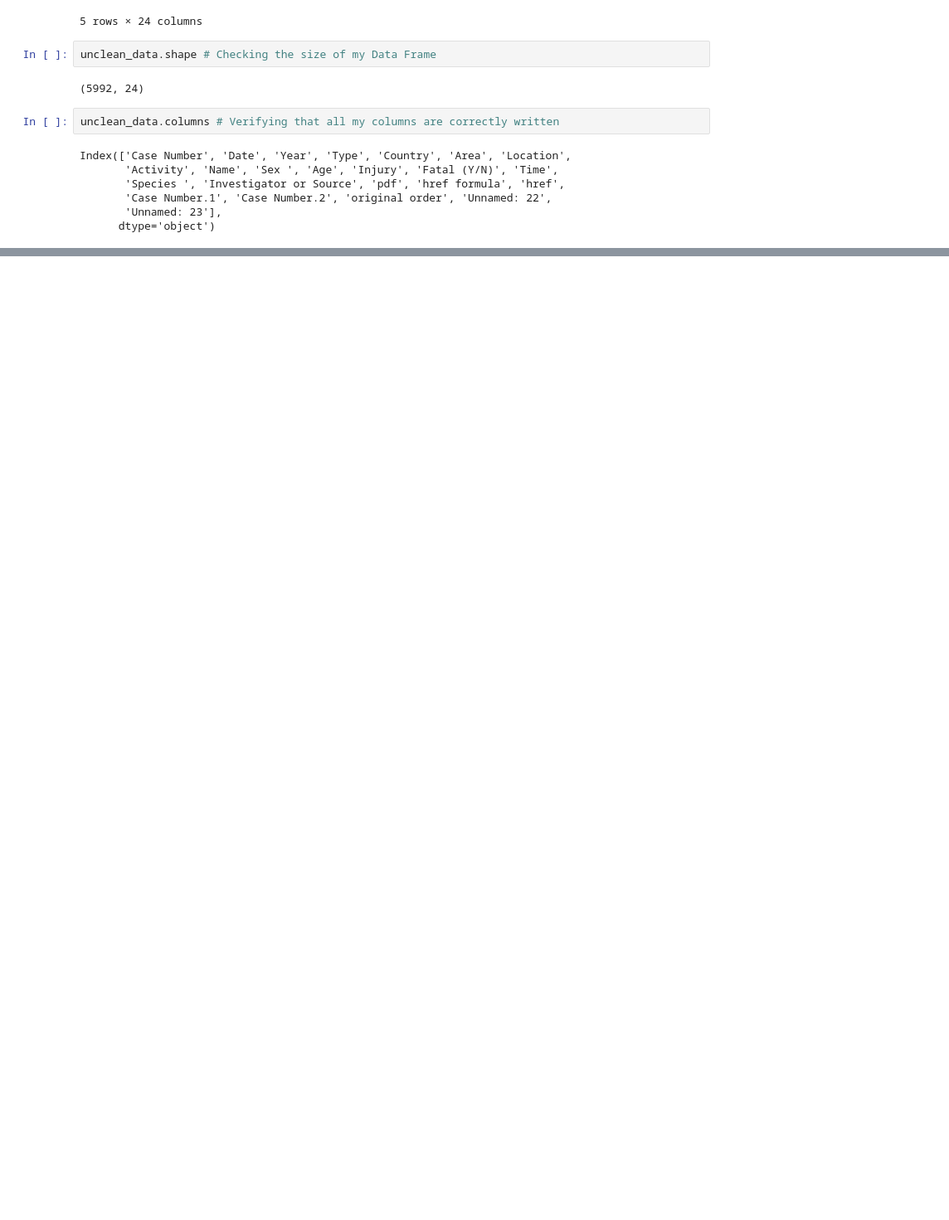
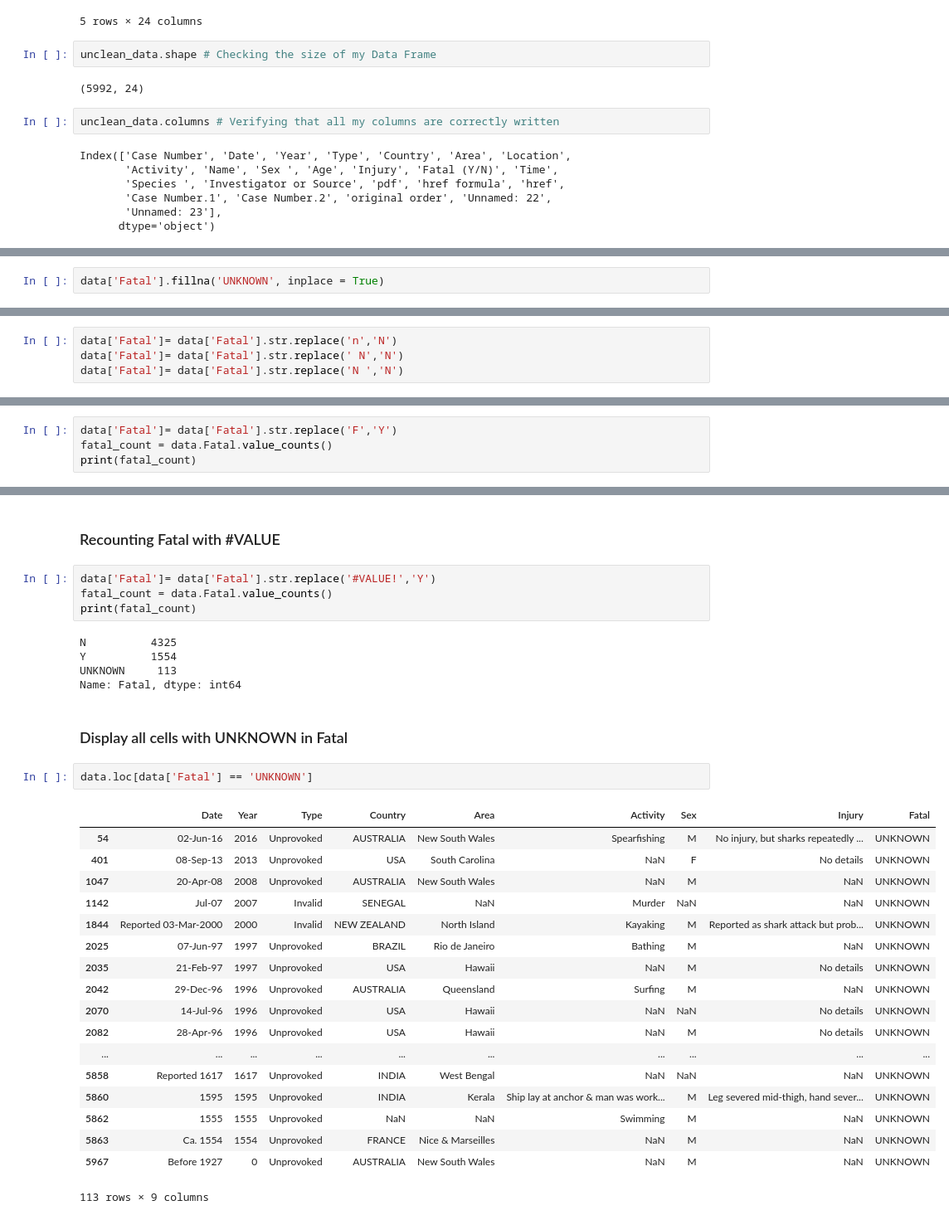
Before and after one commit to ironhack-datalabs/datamad0419, a Jupyter notebook: module-1/pandas-project/your-code/data-wrangling.ipynb, the cells around one changed output, grey strips where cells are left out. Shown at 83% size. Cells and saved outputs as stored; diff of their text form; blank space fills up the shorter version.

```diff
--- a/module-1/pandas-project/your-code/data-wrangling.ipynb
+++ b/module-1/pandas-project/your-code/data-wrangling.ipynb
@@ -32,0 +110,2 @@ Index(['Case Number', 'Date', 'Year', 'Type', 'Country', 'Area', 'Location',
+# %%
+data['Fatal'].fillna('UNKNOWN', inplace = True)
@@ -32,0 +114,4 @@ Index(['Case Number', 'Date', 'Year', 'Type', 'Country', 'Area', 'Location',
+# %%
+data['Fatal']= data['Fatal'].str.replace('n','N')
+data['Fatal']= data['Fatal'].str.replace(' N','N')
+data['Fatal']= data['Fatal'].str.replace('N ','N')
@@ -32,0 +139,4 @@ Index(['Case Number', 'Date', 'Year', 'Type', 'Country', 'Area', 'Location',
+# %%
+data['Fatal']= data['Fatal'].str.replace('F','Y')
+fatal_count = data.Fatal.value_counts()
+print(fatal_count)
@@ -32,0 +156,34 @@ Index(['Case Number', 'Date', 'Year', 'Type', 'Country', 'Area', 'Location',
+# %% [markdown]
+### Recounting Fatal with #VALUE
+# %%
+data['Fatal']= data['Fatal'].str.replace('#VALUE!','Y')
+fatal_count = data.Fatal.value_counts()
+print(fatal_count)
+# %% [output]
+N          4325
+Y          1554
+UNKNOWN     113
+Name: Fatal, dtype: int64
+# %% [markdown]
+### Display all cells with UNKNOWN in Fatal
+# %%
+data.loc[data['Fatal'] == 'UNKNOWN']
+# %% [output]
+|  | Date | Year | Type | Country | Area | Activity | Sex | Injury | Fatal |
+| 54 | 02-Jun-16 | 2016 | Unprovoked | AUSTRALIA | New South Wales | Spearfishing | M | No injury, but sharks repeatedly ... | UNKNOWN |
+| 401 | 08-Sep-13 | 2013 | Unprovoked | USA | South Carolina | NaN | F | No details | UNKNOWN |
+| 1047 | 20-Apr-08 | 2008 | Unprovoked | AUSTRALIA | New South Wales | NaN | M | NaN | UNKNOWN |
+| 1142 | Jul-07 | 2007 | Invalid | SENEGAL | NaN | Murder | NaN | NaN | UNKNOWN |
+| 1844 | Reported 03-Mar-2000 | 2000 | Invalid | NEW ZEALAND | North Island | Kayaking | M | Reported as shark attack but prob... | UNKNOWN |
+| 2025 | 07-Jun-97 | 1997 | Unprovoked | BRAZIL | Rio de Janeiro | Bathing | M | NaN | UNKNOWN |
+| 2035 | 21-Feb-97 | 1997 | Unprovoked | USA | Hawaii | NaN | M | No details | UNKNOWN |
+| 2042 | 29-Dec-96 | 1996 | Unprovoked | AUSTRALIA | Queensland | Surfing | M | NaN | UNKNOWN |
+| 2070 | 14-Jul-96 | 1996 | Unprovoked | USA | Hawaii | NaN | NaN | No details | UNKNOWN |
+| 2082 | 28-Apr-96 | 1996 | Unprovoked | USA | Hawaii | NaN | M | No details | UNKNOWN |
+| ... | ... | ... | ... | ... | ... | ... | ... | ... | ... |
+| 5858 | Reported 1617 | 1617 | Unprovoked | INDIA | West Bengal | NaN | NaN | NaN | UNKNOWN |
+| 5860 | 1595 | 1595 | Unprovoked | INDIA | Kerala | Ship lay at anchor & man was work... | M | Leg severed mid-thigh, hand sever... | UNKNOWN |
+| 5862 | 1555 | 1555 | Unprovoked | NaN | NaN | Swimming | M | NaN | UNKNOWN |
+| 5863 | Ca. 1554 | 1554 | Unprovoked | FRANCE | Nice & Marseilles | NaN | M | NaN | UNKNOWN |
+| 5967 | Before 1927 | 0 | Unprovoked | AUSTRALIA | New South Wales | NaN | M | NaN | UNKNOWN |
+113 rows × 9 columns
```
Also changed, not shown: parts of 23 cells of this notebook, 1 other file.
